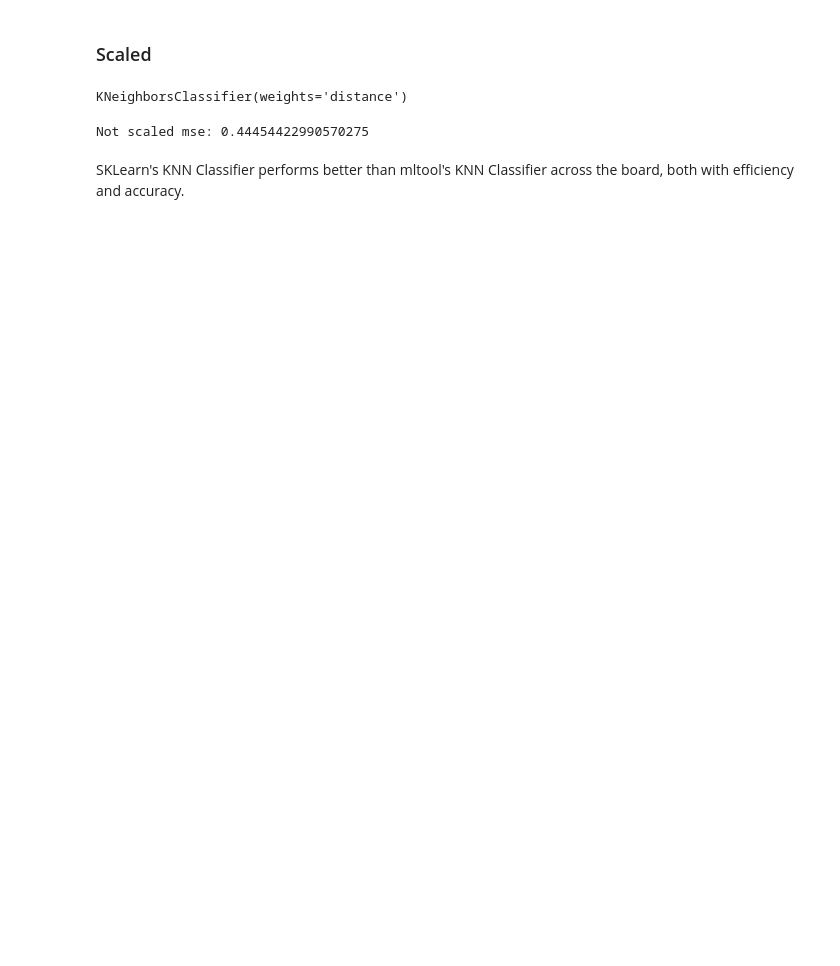
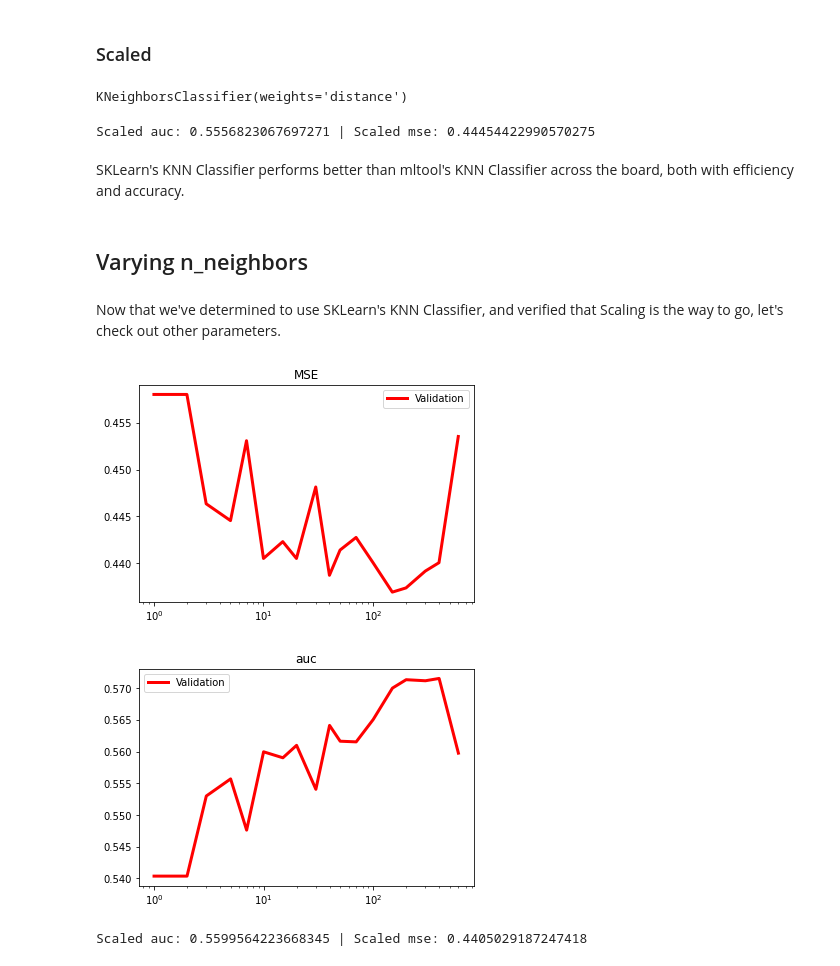
Before and after one commit to Spider-Babies-Round-2/spider-babies-round-2, a Jupyter notebook: Scaling_Knn_SKLearn.ipynb, the cells around one changed output. Drawn from its saved outputs; the diff is of its cells as text; code cells hidden in the pictures; blank space fills up the shorter version.

```diff
--- a/Scaling_Knn_SKLearn.ipynb
+++ b/Scaling_Knn_SKLearn.ipynb
@@ -57,3 +57,10 @@ from sklearn.metrics import mean_squared_error
+# %%
+scaler = StandardScaler()
+
+
+Xtr, Xva, Ytr, Yva = ml.splitData(X,Y,0.7)
+Xtr_scaled = scaler.fit_transform(Xtr, Ytr)
+Xva_scaled = scaler.fit_transform(Xva,Yva)
 # %% [markdown]
 ### Not Scaled
 # %%
@@ -77,10 +83,69 @@ sklearn_knn.fit(Xtr_scaled, Ytr)
 KNeighborsClassifier(weights='distance')
 # %%
 Yva_hat = sklearn_knn.predict(Xva_scaled)
-not_scaled_sklearn_mse = mean_squared_error(Yva, Yva_hat)
 
-print(f"Not scaled mse: {not_scaled_sklearn_mse}")
+print(f"Scaled auc: {roc_auc_score(Yva, Yva_hat)} | Scaled mse: {mean_squared_error(Yva, Yva_hat)}")
 # %% [output]
-Not scaled mse: 0.44454422990570275
+Scaled auc: 0.5556823067697271 | Scaled mse: 0.44454422990570275
 # %% [markdown]
 SKLearn's KNN Classifier performs better than mltool's KNN Classifier across the board, both with efficiency and accuracy.
+# %% [markdown]
+## Varying n_neighbors
+# %% [markdown]
+Now that we've determined to use SKLearn's KNN Classifier, and verified that Scaling is the way to go, let's check out other parameters.
+# %%
+scaler = StandardScaler()
+
+
+Xtr, Xva, Ytr, Yva = ml.splitData(X,Y,0.7)
+Xtr_scaled = scaler.fit_transform(Xtr, Ytr)
+Xva_scaled = scaler.fit_transform(Xva,Yva)
+# %%
+all_n_neighbors = [1,2,3,5,7,10,15,20,30,40,50,70,100,150,200,300,400,600]
+
+n_neighbors_validation_auc = np.zeros(len(all_n_neighbors))
+n_neighbors_validation_mse = np.zeros(len(all_n_neighbors))
+
+for index,n_neighbors in enumerate(all_n_neighbors):
+
+    knn = KNeighborsClassifier(n_neighbors = n_neighbors, weights='distance')
+    knn.fit(Xtr_scaled, Ytr)
+
+    Yva_hat = knn.predict(Xva_scaled)
+
+    auc = roc_auc_score(Yva, Yva_hat)
+    mse = mean_squared_error(Yva, Yva_hat)
+
+    n_neighbors_validation_auc[index] = auc
+    n_neighbors_validation_mse[index] = mse
+
+fig, ax = plt.subplots(1,1)
+
+
+
+#ax.plot(all_n_neighbors, training_error_rates, "g-", lw=3, label = "Training")
+ax.semilogx(all_n_neighbors, n_neighbors_validation_mse, "r-", lw=3, label = "Validation")
+
+plt.legend()
+plt.title("MSE")
+plt.show()
+
+
+fig, ax = plt.subplots(1,1)
+
+
+
+#ax.plot(all_n_neighbors, training_error_rates, "g-", lw=3, label = "Training")
+ax.semilogx(all_n_neighbors, n_neighbors_validation_auc, "r-", lw=3, label = "Validation")
+
+plt.legend()
+plt.title("auc")
+plt.show()
+# %% [output]
+[figure, added]
+[figure, added]
+# %%
+sklearn_knn = KNeighborsClassifier(weights='distance')
+sklearn_knn.fit(Xtr_scaled, Ytr)
+# %% [output]
+Scaled auc: 0.5599564223668345 | Scaled mse: 0.4405029187247418
```
Also changed, not shown: parts of 3 cells of this notebook.
